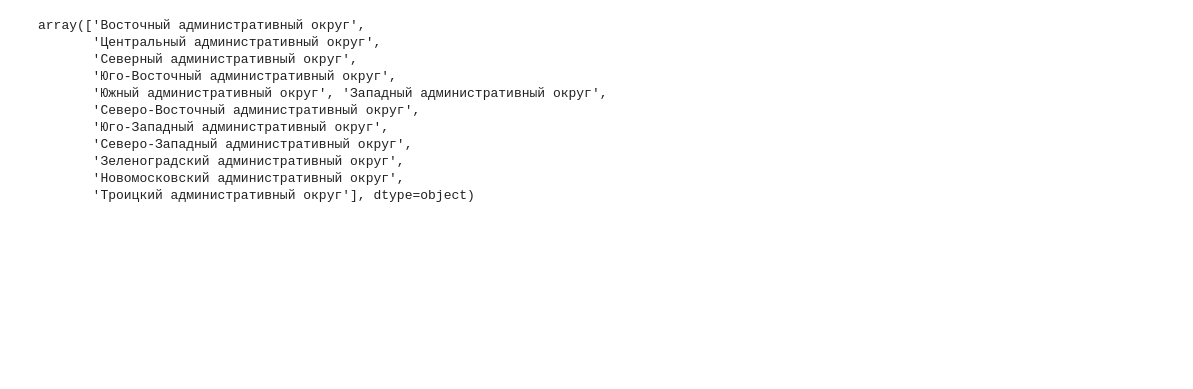
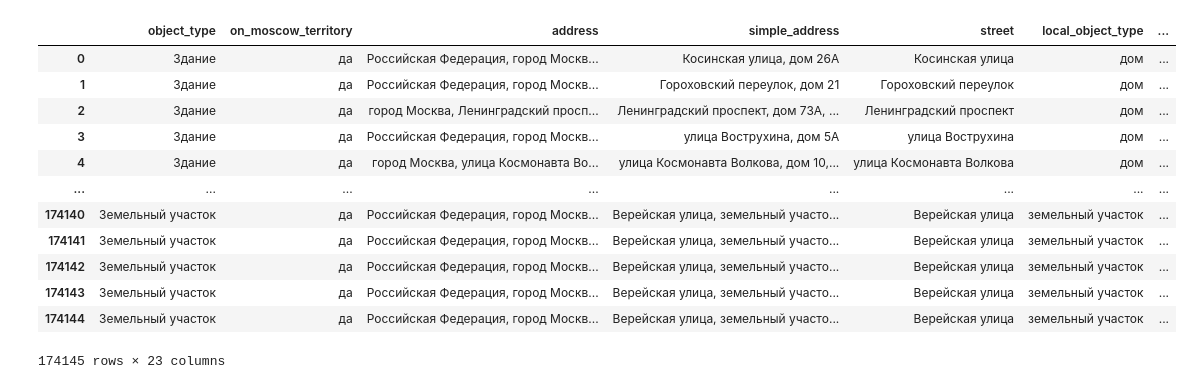
Before and after one commit to SerSmith/postomat_optimisation, a Jupyter notebook: Notebooks/prepare_data/step1_prepare_dmr_houses_data.ipynb, the cells around one changed output. Saved outputs shown, nothing was run; the diff lists cells and outputs as text; code cells hidden in the pictures; blank space fills up the shorter version.

```diff
--- a/Notebooks/prepare_data/step1_prepare_dmr_houses_data.ipynb
+++ b/Notebooks/prepare_data/step1_prepare_dmr_houses_data.ipynb
@@ -132,0 +25,2 @@ prepared_dmr = prepared_dmr.replace({'': np.nan}).dropna(axis=1, how='all')
+# %%
+prepared_dmr = prepare_data.prepare_dmr_houses_data(os.path.join(DATA_FOLDER, DATA_FILE), geo=False)
@@ -133,14 +32,16 @@ prepared_dmr = prepared_dmr.replace({'': np.nan}).dropna(axis=1, how='all')
 # %%
-prepared_dmr['ADM_AREA'].unique()
+prepared_dmr
 # %% [output]
+|  | object_type | on_moscow_territory | address | simple_address | street | local_object_type | ... |
+| 0 | Здание | да | Российская Федерация, город Москв... | Косинская улица, дом 26А | Косинская улица | дом | ... |
+| 1 | Здание | да | Российская Федерация, город Москв... | Гороховский переулок, дом 21 | Гороховский переулок | дом | ... |
+| 2 | Здание | да | город Москва, Ленинградский просп... | Ленинградский проспект, дом 73А, ... | Ленинградский проспект | дом | ... |
+| 3 | Здание | да | Российская Федерация, город Москв... | улица Вострухина, дом 5А | улица Вострухина | дом | ... |
+| 4 | Здание | да | город Москва, улица Космонавта Во... | улица Космонавта Волкова, дом 10,... | улица Космонавта Волкова | дом | ... |
+| ... | ... | ... | ... | ... | ... | ... | ... |
+| 174140 | Земельный участок | да | Российская Федерация, город Москв... | Верейская улица, земельный участо... | Верейская улица | земельный участок | ... |
+| 174141 | Земельный участок | да | Российская Федерация, город Москв... | Верейская улица, земельный участо... | Верейская улица | земельный участок | ... |
+| 174142 | Земельный участок | да | Российская Федерация, город Москв... | Верейская улица, земельный участо... | Верейская улица | земельный участок | ... |
+| 174143 | Земельный участок | да | Российская Федерация, город Москв... | Верейская улица, земельный участо... | Верейская улица | земельный участок | ... |
+| 174144 | Земельный участок | да | Российская Федерация, город Москв... | Верейская улица, земельный участо... | Верейская улица | земельный участок | ... |
-array(['Восточный административный округ',
-       'Центральный административный округ',
-       'Северный административный округ',
-       'Юго-Восточный административный округ',
-       'Южный административный округ', 'Западный административный округ',
-       'Северо-Восточный административный округ',
-       'Юго-Западный административный округ',
-       'Северо-Западный административный округ',
-       'Зеленоградский административный округ',
-       'Новомосковский административный округ',
-       'Троицкий административный округ'], dtype=object)
+174145 rows × 23 columns
```
Also changed, not shown: parts of 25 cells of this notebook, 9 other files.
